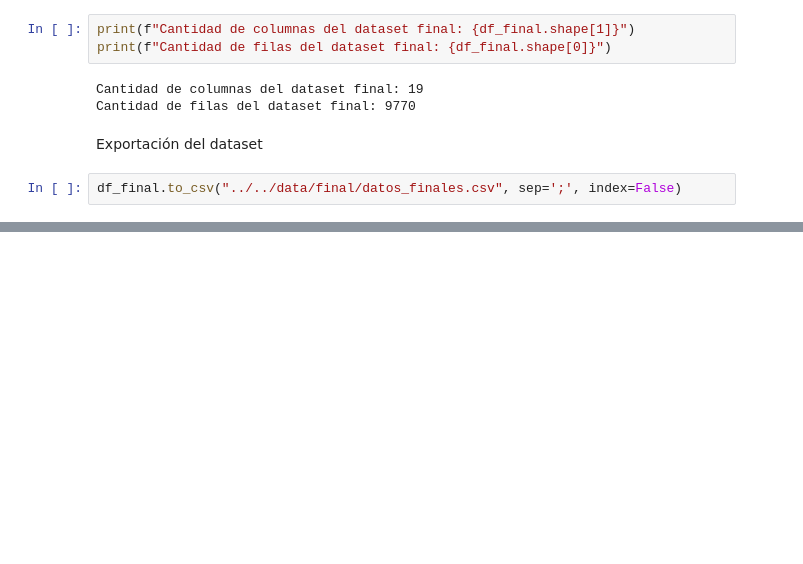
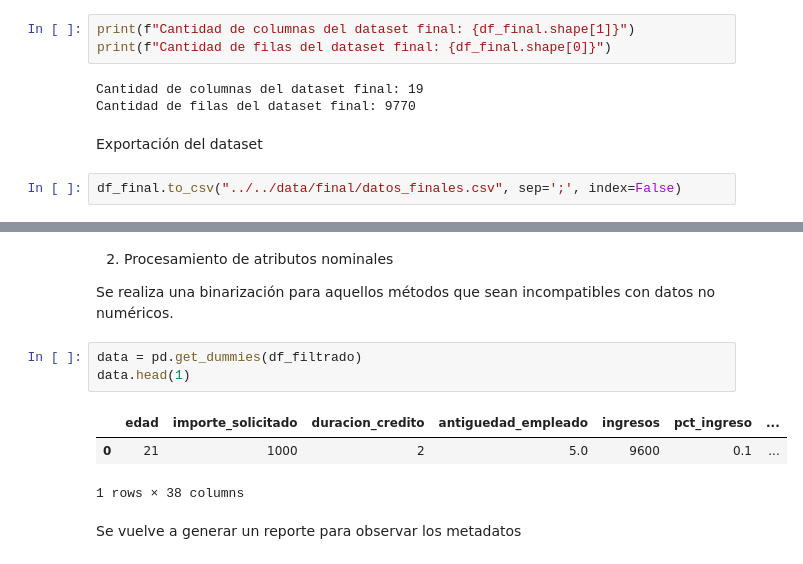
Before and after one commit to AishaPerYas/Actividad1_APY, a Jupyter notebook: notebooks/preparacion-datos/PD01-Transformaciones(1).ipynb, the cells around one changed output, grey strips where cells are left out. Saved outputs shown, nothing was run; the diff lists cells and outputs as text; blank space fills up the shorter version.

```diff
--- a/notebooks/preparacion-datos/PD01-Transformaciones(1).ipynb
+++ b/notebooks/preparacion-datos/PD01-Transformaciones(1).ipynb
@@ -331,0 +381,13 @@ df_final.to_csv("../../data/final/datos_finales.csv", sep=';', index=False)
+# %% [markdown]
+2. Procesamiento de atributos nominales
+
+Se realiza una binarización para aquellos métodos que sean incompatibles con datos no numéricos.
+# %%
+data = pd.get_dummies(df_filtrado)
+data.head(1)
+# %% [output]
+|  | edad | importe_solicitado | duracion_credito | antiguedad_empleado | ingresos | pct_ingreso | ... |
+| 0 | 21 | 1000 | 2 | 5.0 | 9600 | 0.1 | ... |
+1 rows × 38 columns
+# %% [markdown]
+Se vuelve a generar un reporte para observar los metadatos
```
Also changed, not shown: parts of 8 cells of this notebook, 3 other files.
